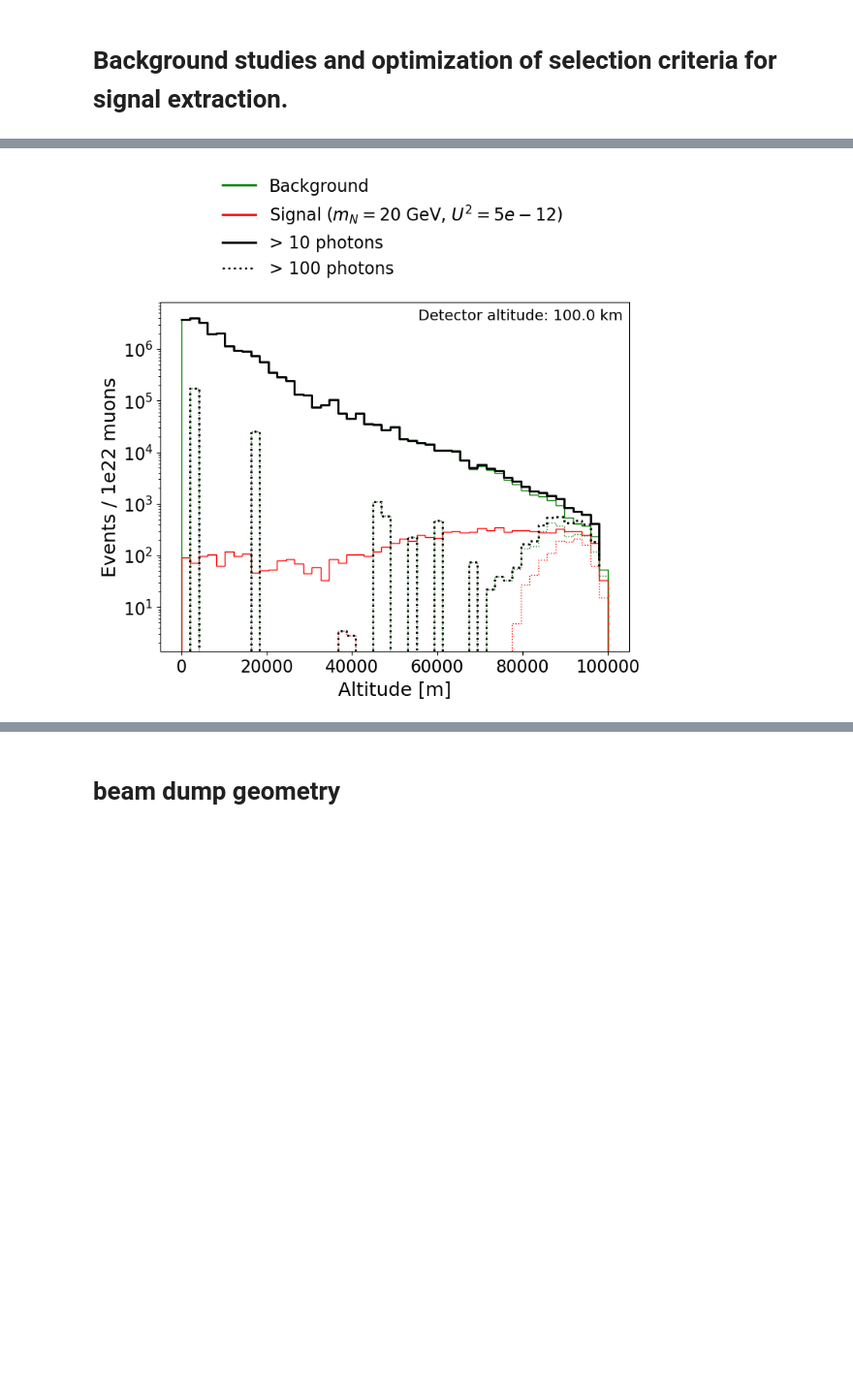
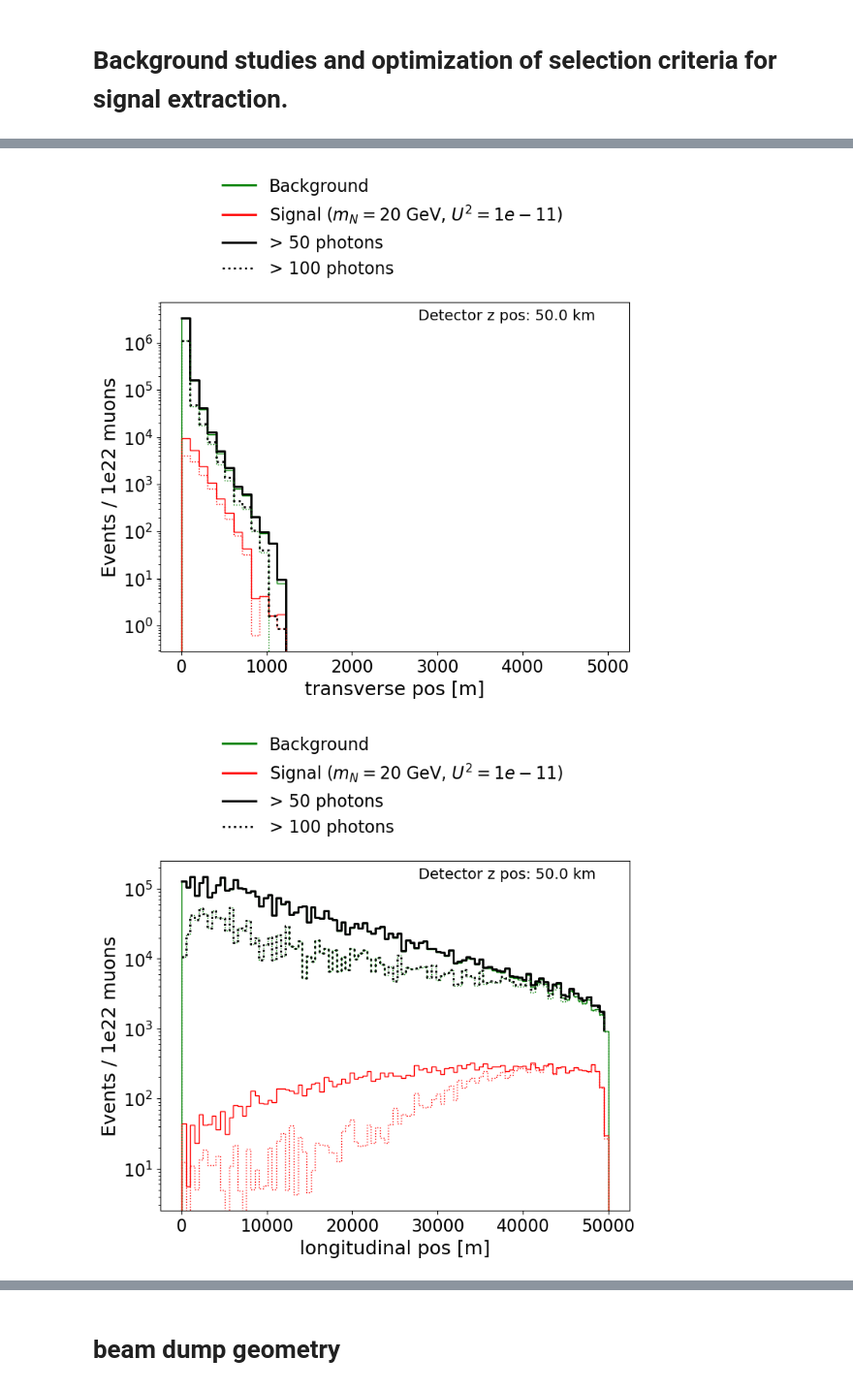
Before and after one commit to nickkamp1/NeutrinoFactoryHNL, a Jupyter notebook: BalloonSandbox.ipynb, the cells around one changed output, grey strips where cells are left out. Shown at 97% size. Cells and saved outputs as stored; diff of their text form; code cells hidden in the pictures; blank space fills up the shorter version.

Commit message:
properly account for slant depth in background, update cluster scripts

```diff
--- a/BalloonSandbox.ipynb
+++ b/BalloonSandbox.ipynb
@@ -477,19 +494,9 @@ from src.background import compute_background_at_satellite
 # %%
-detector_positions = np.array([#[0,0,10e3],
-                               #[500,0,50e3],
-                               #[0,500,100e3],
-                               #[0,-500,100e3],
-                               [0,0,100e3]
-                               ]) # km
+
 sample_mN = 20  # GeV
-sample_U2 = 5e-12
+sample_U2 = 1e-11
 
-geom = HNLFluxGeometry(
-        E_mu=E_mu,
-        satellite_height=max(detector_positions[:,2]),
-        dump_depth=100,
-        dump_angle = 1.52
-        )
+
 
 N_samples = 10000
 
@@ -522,23 +531,45 @@ Atmospheric decay region length for a balloon height 5 km: 86440.7 m
 # %%
 for ib,h in enumerate(detector_positions[:,-1]):
+
     plt.plot([], [], color='green', label='Background', linestyle='-')
     plt.plot([], [], color='red', label=r'Signal ($m_N = %d$ GeV, $U^2 = %1.0e$)'%(sample_mN,sample_U2), linestyle='-')
-    hbins = np.linspace(0,h,50)
-    for min_photons,ls in [(10, '-'),(100, ':')]:
+    transverse_bins = np.linspace(0,5000,50)
+    for min_photons,ls in [(50, '-'),(100, ':')]:
         plt.plot([], [], color='black', linestyle=ls, label='> %d photons'%min_photons)
         detected = background_results.photon_counts[ib] > min_photons
-        n_bkg,_,_ = plt.hist(background_results.interaction_positions[:,-1],bins=hbins,weights=background_results.weights*detected,color='green',histtype='step',linestyle=ls)
+        n_bkg,_,_ = plt.hist(np.sqrt(background_results.interaction_positions[:,0]**2 + background_results.interaction_positions[:,1]**2),
+                             bins=transverse_bins,weights=background_results.weights*detected,color='green',histtype='step',linestyle=ls)
+        sig_detected = signal_results.photon_counts[ib] > min_photons
+        n_sig,_,_ = plt.hist(np.sqrt(signal_results.interaction_positions[:,0]**2 + signal_results.interaction_positions[:,1]**2),
+                             bins=transverse_bins,weights=signal_results.weights*sig_detected,color='red',histtype='step',linestyle=ls,label=None)
+        plt.step(transverse_bins[:-1], n_sig+n_bkg, where='post', color='black', linestyle=ls)
+    plt.semilogy()
+    plt.xlabel("transverse pos [m]")
+    plt.ylabel("Events / 1e22 muons")
+    plt.text(0.55, 0.95, f"Detector z pos: {h/1000:.1f} km", transform=plt.gca().transAxes, fontsize=14)
+    plt.legend(bbox_to_anchor=(0.1, 1.4), loc='upper left')
+    plt.show()
+
+
+    plt.plot([], [], color='green', label='Background', linestyle='-')
+    plt.plot([], [], color='red', label=r'Signal ($m_N = %d$ GeV, $U^2 = %1.0e$)'%(sample_mN,sample_U2), linestyle='-')
+    hbins = np.linspace(0,h,100)
+    for min_photons,ls in [(50, '-'),(100, ':')]:
+        plt.plot([], [], color='black', linestyle=ls, label='> %d photons'%min_photons)
+        bkg_detected = background_results.photon_counts[ib] > min_photons
+        n_bkg,_,_ = plt.hist(background_results.interaction_positions[:,-1],bins=hbins,weights=background_results.weights*bkg_detected,color='green',histtype='step',linestyle=ls)
         sig_detected = signal_results.photon_counts[ib] > min_photons
         n_sig,_,_ = plt.hist(signal_results.interaction_positions[:,-1],bins=hbins,weights=signal_results.weights*sig_detected,color='red',histtype='step',linestyle=ls,label=None)
         plt.step(hbins[:-1], n_sig+n_bkg, where='post', color='black', linestyle=ls)
     plt.semilogy()
-    plt.xlabel("Altitude [m]")
+    plt.xlabel("longitudinal pos [m]")
     plt.ylabel("Events / 1e22 muons")
-    plt.text(0.55, 0.95, f"Detector altitude: {h/1000:.1f} km", transform=plt.gca().transAxes, fontsize=14)
+    plt.text(0.55, 0.95, f"Detector z pos: {h/1000:.1f} km", transform=plt.gca().transAxes, fontsize=14)
     plt.legend(bbox_to_anchor=(0.1, 1.4), loc='upper left')
     plt.show()
 # %% [output]
-[figure, old version]
+[figure, new version]
+[figure, added]
 # %%
 plt.hist2d(background_results.photon_counts[0],background_results.photon_counts[1],
            bins=np.linspace(0,200,200),norm=LogNorm(),weights=background_results.weights)
```
Also changed, not shown: parts of 6 cells of this notebook, 4 other files.
